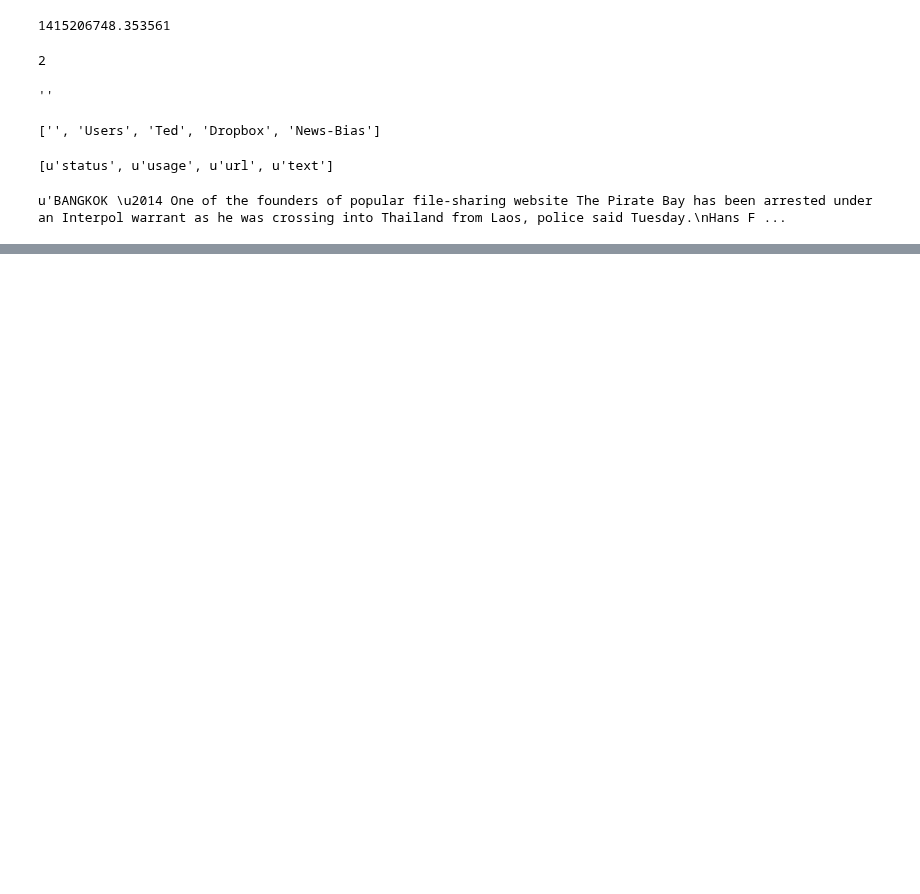
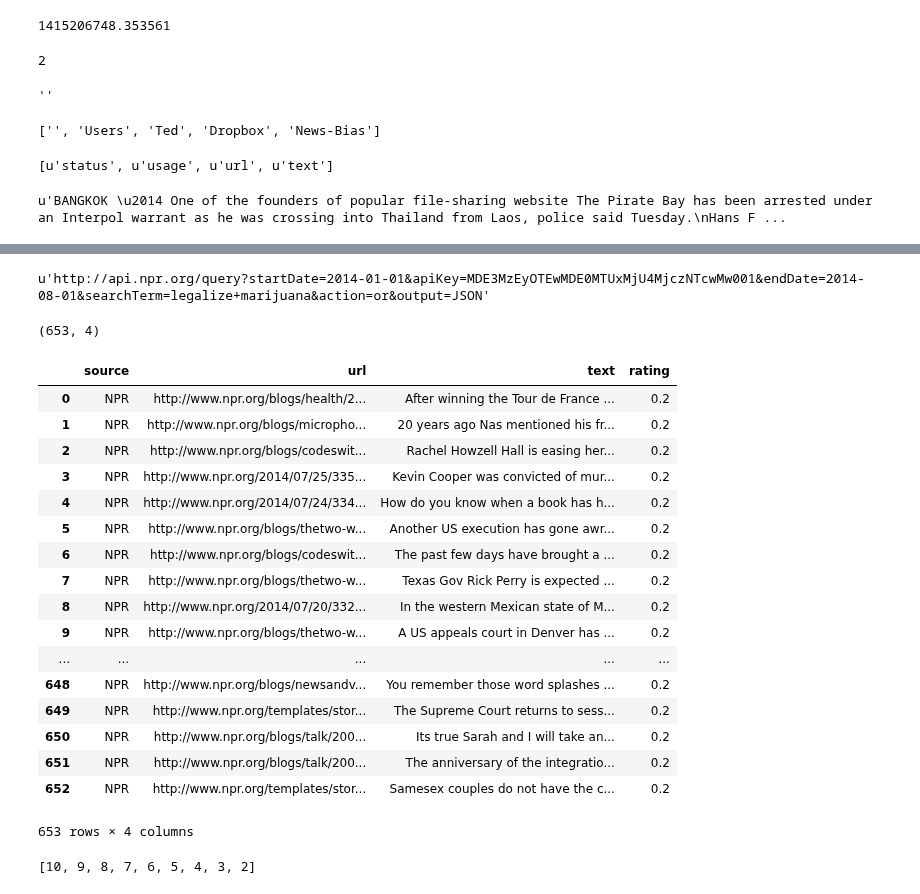
Before and after one commit to tdpetrou/News-Event-Classification, a Jupyter notebook: Exploratory notebook.ipynb, the cells around one changed output, grey strips where cells are left out. Drawn from its saved outputs; the diff is of its cells as text; code cells hidden in the pictures; blank space fills up the shorter version.

```diff
--- a/Exploratory notebook.ipynb
+++ b/Exploratory notebook.ipynb
@@ -640,0 +702,35 @@ cnn = cnn.reset_index(drop = True)
+# %%
+req.url
+# %% [output]
+u'http://api.npr.org/query?startDate=2014-01-01&apiKey=MDE3MzEyOTEwMDE0MTUxMjU4MjczNTcwMw001&endDate=2014-08-01&searchTerm=legalize+marijuana&action=or&output=JSON'
+# %%
+npr = pd.read_csv('data/npr_data.csv')
+# %%
+npr.shape
+# %% [output]
+(653, 4)
+# %%
+npr
+# %% [output]
+|  | source | url | text | rating |
+| 0 | NPR | http://www.npr.org/blogs/health/2... | After winning the Tour de France ... | 0.2 |
+| 1 | NPR | http://www.npr.org/blogs/micropho... | 20 years ago Nas mentioned his fr... | 0.2 |
+| 2 | NPR | http://www.npr.org/blogs/codeswit... | Rachel Howzell Hall is easing her... | 0.2 |
+| 3 | NPR | http://www.npr.org/2014/07/25/335... | Kevin Cooper was convicted of mur... | 0.2 |
+| 4 | NPR | http://www.npr.org/2014/07/24/334... | How do you know when a book has h... | 0.2 |
+| 5 | NPR | http://www.npr.org/blogs/thetwo-w... | Another US execution has gone awr... | 0.2 |
+| 6 | NPR | http://www.npr.org/blogs/codeswit... | The past few days have brought a ... | 0.2 |
+| 7 | NPR | http://www.npr.org/blogs/thetwo-w... | Texas Gov Rick Perry is expected ... | 0.2 |
+| 8 | NPR | http://www.npr.org/2014/07/20/332... | In the western Mexican state of M... | 0.2 |
+| 9 | NPR | http://www.npr.org/blogs/thetwo-w... | A US appeals court in Denver has ... | 0.2 |
+| ... | ... | ... | ... | ... |
+| 648 | NPR | http://www.npr.org/blogs/newsandv... | You remember those word splashes ... | 0.2 |
+| 649 | NPR | http://www.npr.org/templates/stor... | The Supreme Court returns to sess... | 0.2 |
+| 650 | NPR | http://www.npr.org/blogs/talk/200... | Its true Sarah and I will take an... | 0.2 |
+| 651 | NPR | http://www.npr.org/blogs/talk/200... | The anniversary of the integratio... | 0.2 |
+| 652 | NPR | http://www.npr.org/templates/stor... | Samesex couples do not have the c... | 0.2 |
+653 rows × 4 columns
+# %%
+range(10,1,-1)
+# %% [output]
+[10, 9, 8, 7, 6, 5, 4, 3, 2]
```
Also changed, not shown: parts of 24 cells of this notebook, 9 other files.
